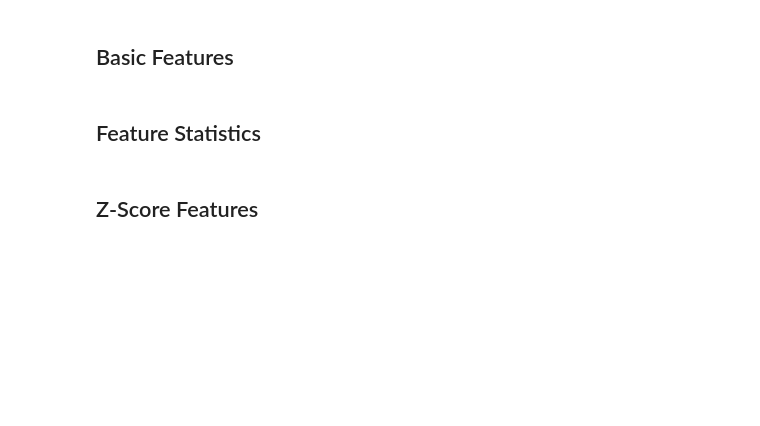
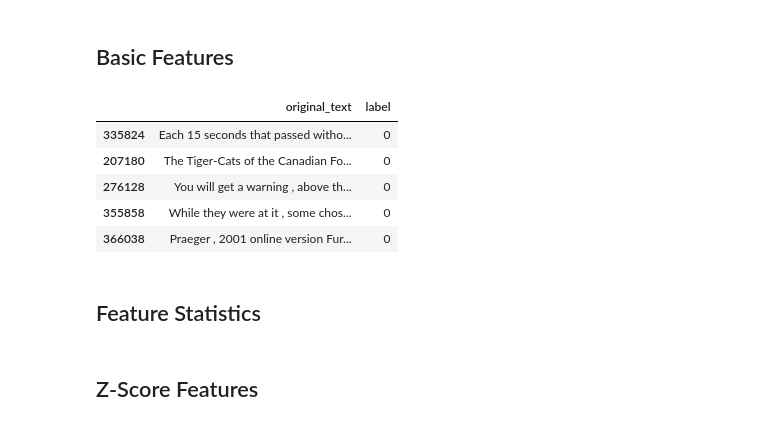
Before and after one commit to Tstrebe2/predicting-text-difficulty, a Jupyter notebook: josh-AoA.ipynb, the cells around one changed output. Drawn from its saved outputs; the diff is of its cells as text; code cells hidden in the pictures; blank space fills up the shorter version.

```diff
--- a/josh-AoA.ipynb
+++ b/josh-AoA.ipynb
@@ -81,3 +110,12 @@ df_AoA.sample(10)
 # %% [markdown]
 ## Basic Features
+# %%
+df_sample.head()
+# %% [output]
+|  | original_text | label |
+| 335824 | Each 15 seconds that passed witho... | 0 |
+| 207180 | The Tiger-Cats of the Canadian Fo... | 0 |
+| 276128 | You will get a warning , above th... | 0 |
+| 355858 | While they were at it , some chos... | 0 |
+| 366038 | Praeger , 2001 online version Fur... | 0 |
 # %%
```
Also changed, not shown: parts of 17 cells of this notebook.
